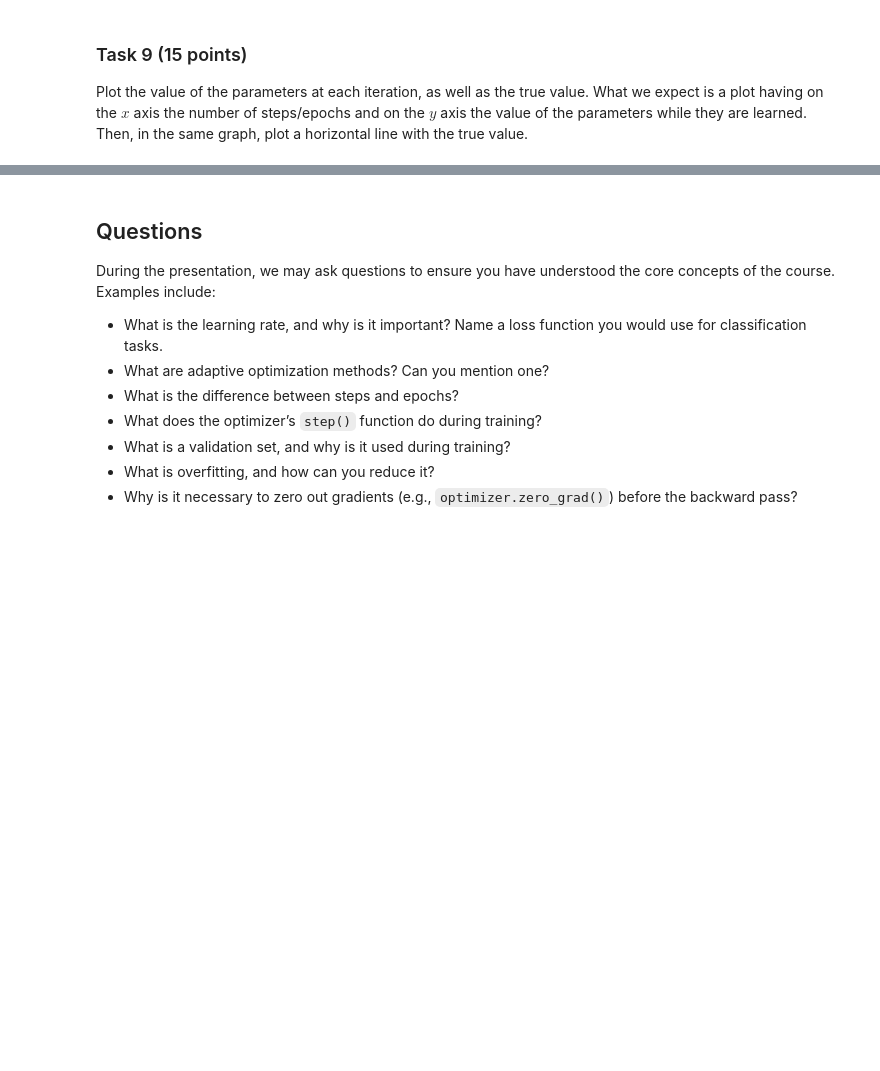
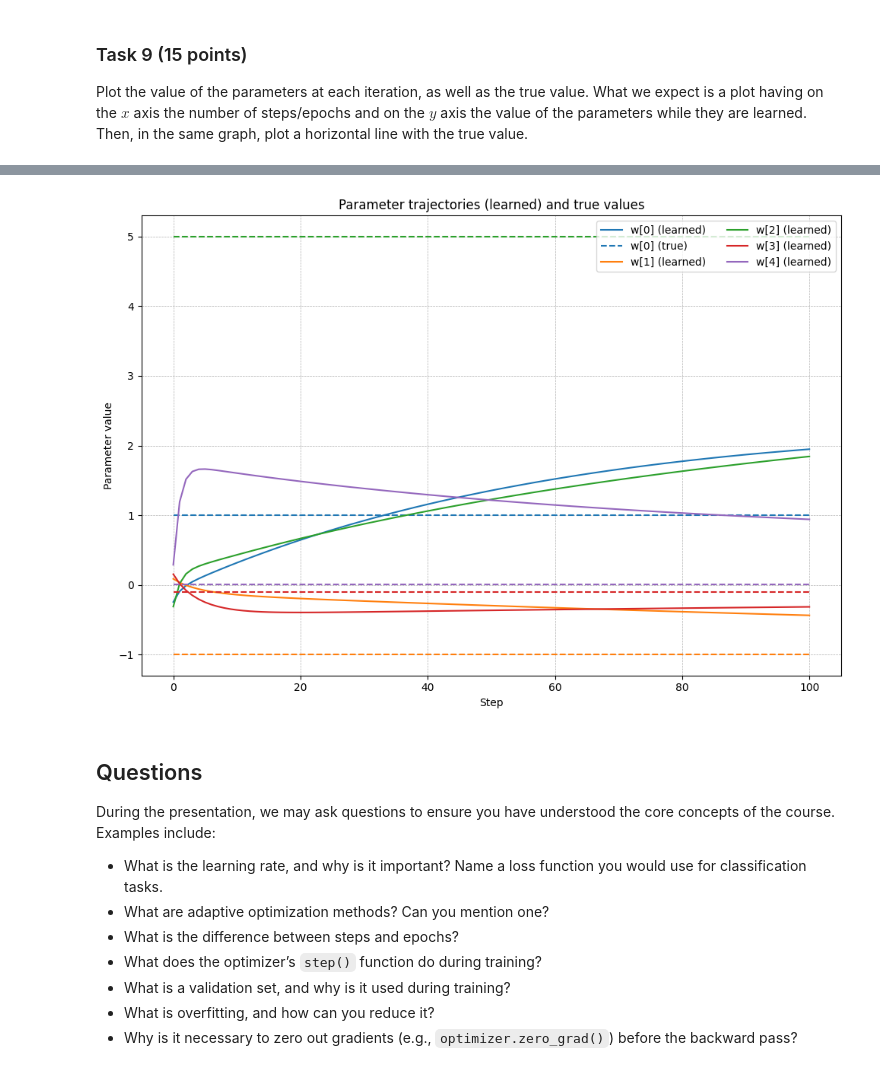
Before and after one commit to PaulSeipl/DLLab, a Jupyter notebook: 01-assignment.ipynb, the cells around one changed output, grey strips where cells are left out. Drawn from its saved outputs; the diff is of its cells as text; code cells hidden in the pictures; blank space fills up the shorter version.

```diff
--- a/01-assignment.ipynb
+++ b/01-assignment.ipynb
@@ -157,0 +282,72 @@ Plot the value of the parameters at each iteration, as well as the true value. W
+# %%
+steps = 100
+learning_rate = 0.01
+
+def fit_with_param_hist(
+    data_train: Data, data_val: Data, learning_rate=0.01, steps=100
+) -> tuple[nn.Linear, list[float], list[float], list[list[float]]]:
+    # init model, loss_fn and optimizer
+    model, loss_fn, optimizer = init_model(learning_rate)
+
+    X_train, y_train = data_train
+    X_val, y_val = data_val
+
+    train_loss_vals = []
+    val_loss_vals = []
+    params_history = [model.weight.detach().flatten().tolist()]
+    for step in range(steps):
+        # Set model to training mode
+        model.train()
+        # Set gradient to 0
+        optimizer.zero_grad()
+        # Compute output of model
+        p_z = model(X_train)
+        # Compute loss
+        loss = loss_fn(p_z, y_train)
+        # Compute gradient
+        loss.backward()
+        # Update parameters
+        optimizer.step()
+        # *** Evaluation ***
+        model.eval()
+        with torch.no_grad():
+            params_history.append(model.weight.detach().flatten().tolist())
+            # Compute output of model
+            p_z_val = model(X_val)
+            # Compute loss
+            loss_val = loss_fn(p_z_val, y_val)
+            # Save output of model
+            val_loss_vals.append(loss_val.item())
+            train_loss_vals.append(loss.item())
+            if step % 10 == 0:
+                print(f"Step: {step} - Loss eval: {loss_val.item()}")
+
+    # Get the final value of the parameters
+    print("Final w:", model.weight)
+    return (
+        model,
+        train_loss_vals,
+        val_loss_vals,
+        params_history
+    )
+
+
+model, train_loss_vals, val_loss_vals, params_history = fit_with_param_hist((X_train, y_train), (X_val, y_val), learning_rate=learning_rate, steps=steps)
+
+w_true = np.array([1, -1, 5, -0.1, 0.01])
+
+steps_idx = range(len(params_history))
+plt.figure(figsize=(10,7))
+for i in range(len(params_history[0])):
+    plt.plot(steps_idx, [params[i] for params in params_history], label=f"w[{i}] (learned)")
+    plt.hlines(w_true[i], xmin=0, xmax=steps_idx[-1], colors=f"C{i}", linestyles='--',
+               label=f"w[{i}] (true)" if i==0 else None)  # label true only once per color-group
+
+plt.xlabel("Step")
+plt.ylabel("Parameter value")
+plt.title("Parameter trajectories (learned) and true values")
+plt.legend(loc="best", ncol=2)
+plt.grid(True, ls="--", lw=0.5)
+plt.tight_layout()
+plt.show()
+# %% [output]
@@ -158,3 +366,4 @@ Plot the value of the parameters at each iteration, as well as the true value. W
+[figure, added]
 # %% [markdown]
 ## Questions
 
```
Also changed, not shown: parts of 19 cells of this notebook.
